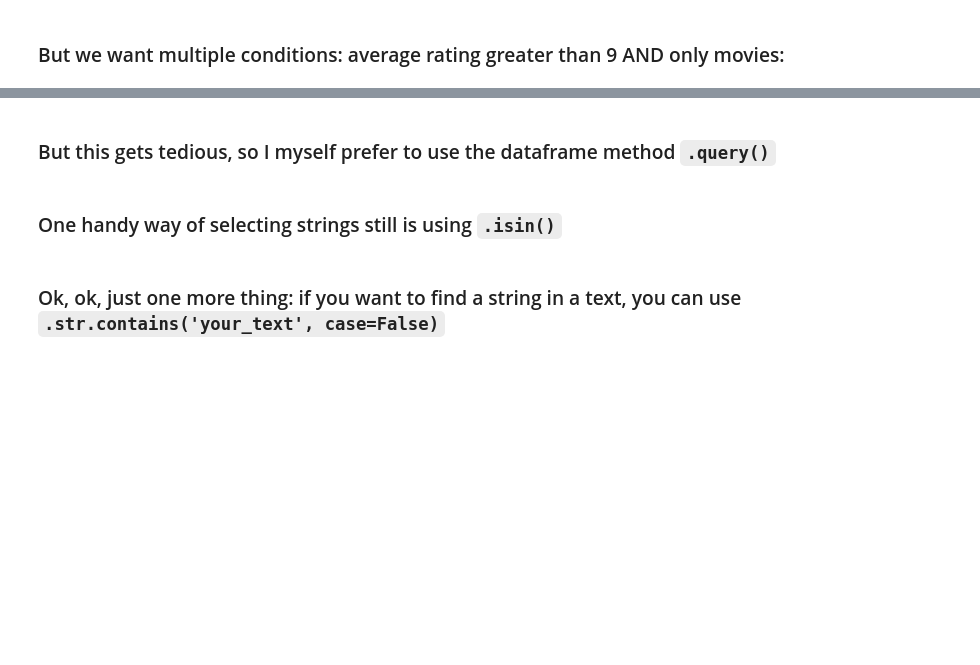
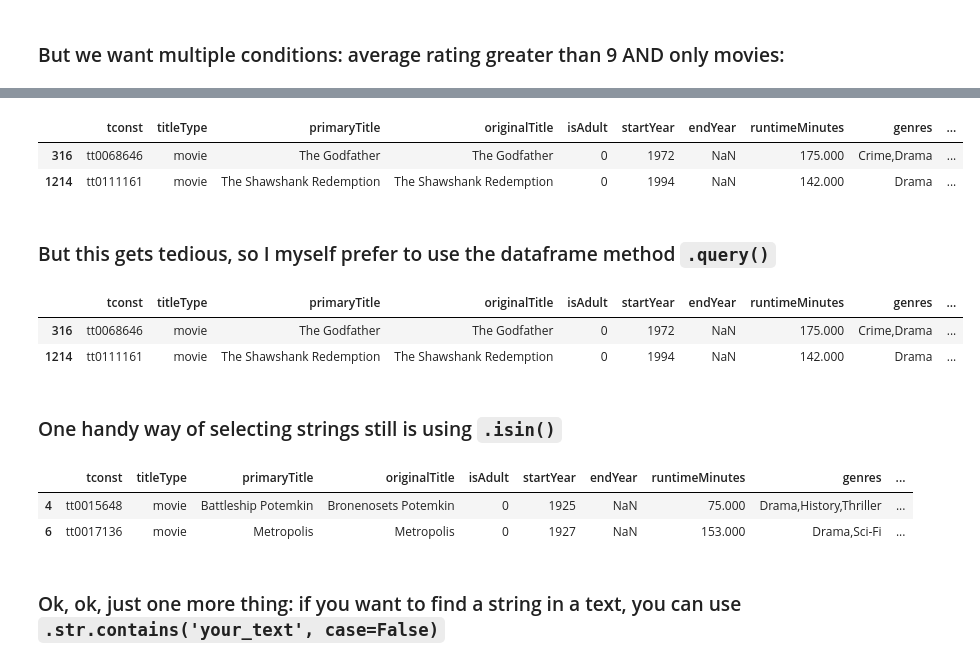
Before and after one commit to SandervandenOord/pandas_training, a Jupyter notebook: 03_Making_selections.ipynb, the cells around one changed output, grey strips where cells are left out. Cells and saved outputs as stored; diff of their text form; code cells hidden in the pictures; blank space fills up the shorter version.

```diff
--- a/03_Making_selections.ipynb
+++ b/03_Making_selections.ipynb
@@ -55,13 +141,25 @@ df[df['averageRating'] > 9.0].head(3)
 # %%
-df[(df['titleType'] == 'movie') & (df['averageRating'] > 9.0)]
+df[(df['titleType'] == 'movie') & (df['averageRating'] > 9.0)].head(2)
+# %% [output]
+|  | tconst | titleType | primaryTitle | originalTitle | isAdult | startYear | endYear | runtimeMinutes | genres | ... |
+| 316 | tt0068646 | movie | The Godfather | The Godfather | 0 | 1972 | NaN | 175.000 | Crime,Drama | ... |
+| 1214 | tt0111161 | movie | The Shawshank Redemption | The Shawshank Redemption | 0 | 1994 | NaN | 142.000 | Drama | ... |
 # %% [markdown]
 ### But this gets tedious, so I myself prefer to use the dataframe method `.query()`
 # %%
-df.query("titleType == 'movie' and averageRating > 9")
+df.query("titleType == 'movie' and averageRating > 9").head(2)
+# %% [output]
+|  | tconst | titleType | primaryTitle | originalTitle | isAdult | startYear | endYear | runtimeMinutes | genres | ... |
+| 316 | tt0068646 | movie | The Godfather | The Godfather | 0 | 1972 | NaN | 175.000 | Crime,Drama | ... |
+| 1214 | tt0111161 | movie | The Shawshank Redemption | The Shawshank Redemption | 0 | 1994 | NaN | 142.000 | Drama | ... |
 # %% [markdown]
 ### One handy way of selecting strings still is using `.isin()`
 # %%
-df[df['genre1'].isin(['Crime', 'Drama'])]
+df[df['genre1'].isin(['Crime', 'Drama'])].head(2)
+# %% [output]
+|  | tconst | titleType | primaryTitle | originalTitle | isAdult | startYear | endYear | runtimeMinutes | genres | ... |
+| 4 | tt0015648 | movie | Battleship Potemkin | Bronenosets Potemkin | 0 | 1925 | NaN | 75.000 | Drama,History,Thriller | ... |
+| 6 | tt0017136 | movie | Metropolis | Metropolis | 0 | 1927 | NaN | 153.000 | Drama,Sci-Fi | ... |
 # %% [markdown]
 ### Ok, ok, just one more thing: if you want to find a string in a text, you can use `.str.contains('your_text', case=False)`
 # %%
```
Also changed, not shown: parts of 11 cells of this notebook, 5 other files.
